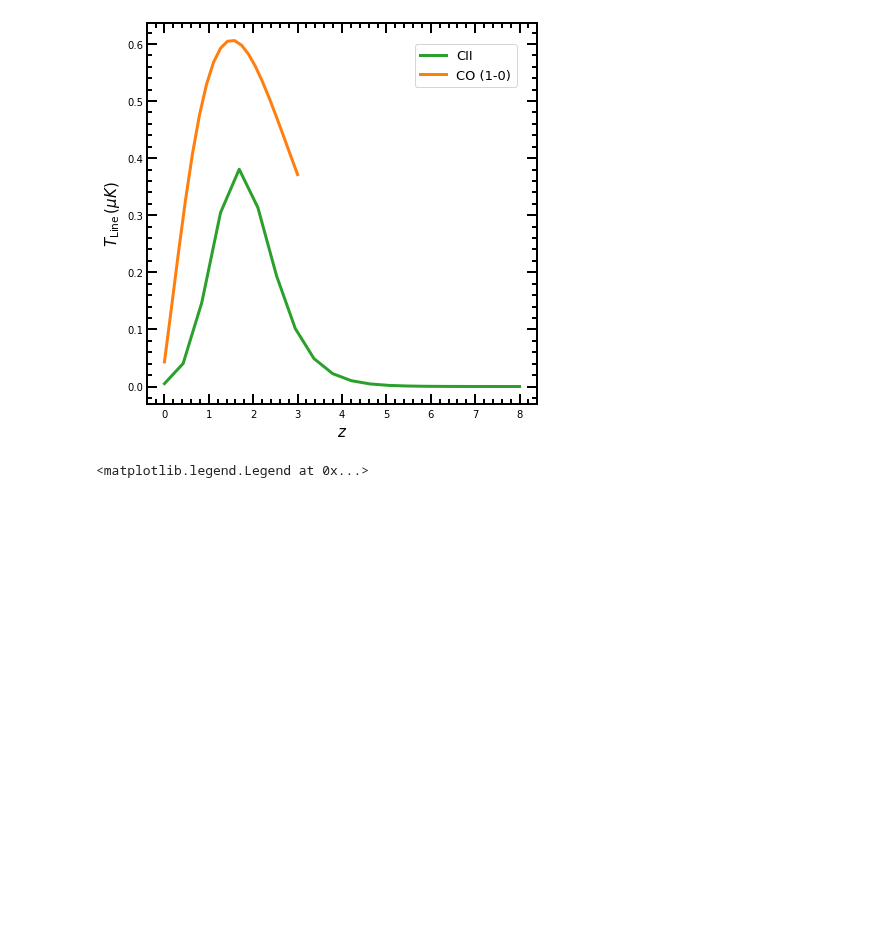
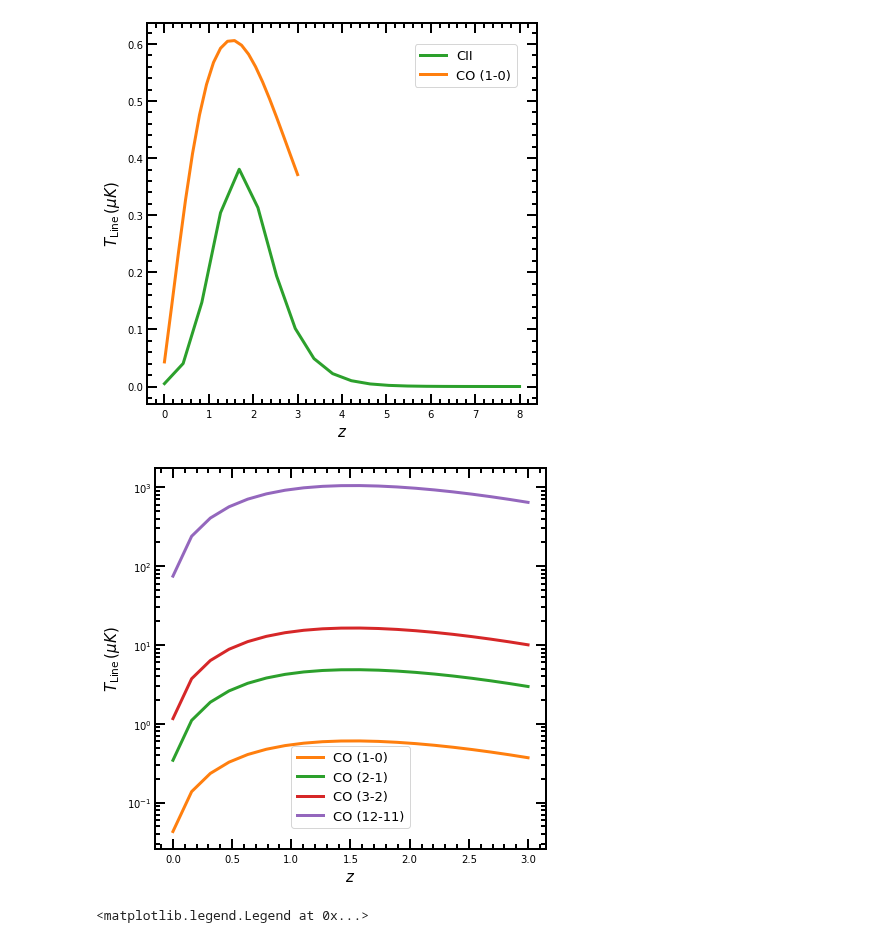
Before and after one commit to Anirbancosmo/Limpy, a Jupyter notebook: notebook/theory.ipynb, the cells around one changed output. Cells and saved outputs as stored; diff of their text form; code cells hidden in the pictures; blank space fills up the shorter version.

```diff
--- a/notebook/theory.ipynb
+++ b/notebook/theory.ipynb
@@ -70,6 +86,26 @@ plt.legend(loc=0)
 # %% [output]
 <matplotlib.legend.Legend at 0x...>
 [figure]
+# %%
+#CO lines
+T_co10=[lt.T_line(zz,nu_rest_CO10,line_name="CO10",fduty=0.1)*1e6 for zz in z_co]
+T_co21=[lt.T_line(zz,nu_rest_CO10,line_name="CO21",fduty=0.1)*1e6 for zz in z_co]
+T_co32=[lt.T_line(zz,nu_rest_CO10,line_name="CO32",fduty=0.1)*1e6 for zz in z_co]
+T_co1211=[lt.T_line(zz,nu_rest_CO10,line_name="CO1211",fduty=0.1)*1e6 for zz in z_co]
+
+
+plt.plot(z_co, T_co10, lw=3.0, color='C1',label="CO (1-0)")
+plt.plot(z_co, T_co21, lw=3.0, color='C2',label="CO (2-1)")
+plt.plot(z_co, T_co32, lw=3.0, color='C3',label="CO (3-2)")
+plt.plot(z_co, T_co1211, lw=3.0, color='C4',label="CO (12-11)")
+
+#plt.yscale('log')
+plt.xlabel(r'$z$')
+plt.ylabel(r'$T_{\rm Line}\,(\mu K)$')
+plt.legend(loc=0)
+plt.yscale("log")
+# %% [output]
+[figure, added]
 # %%
 # plot Dark matter bias
 m=np.logspace(11, 14)
```
Also changed, not shown: parts of 4 cells of this notebook, 2 other files.
